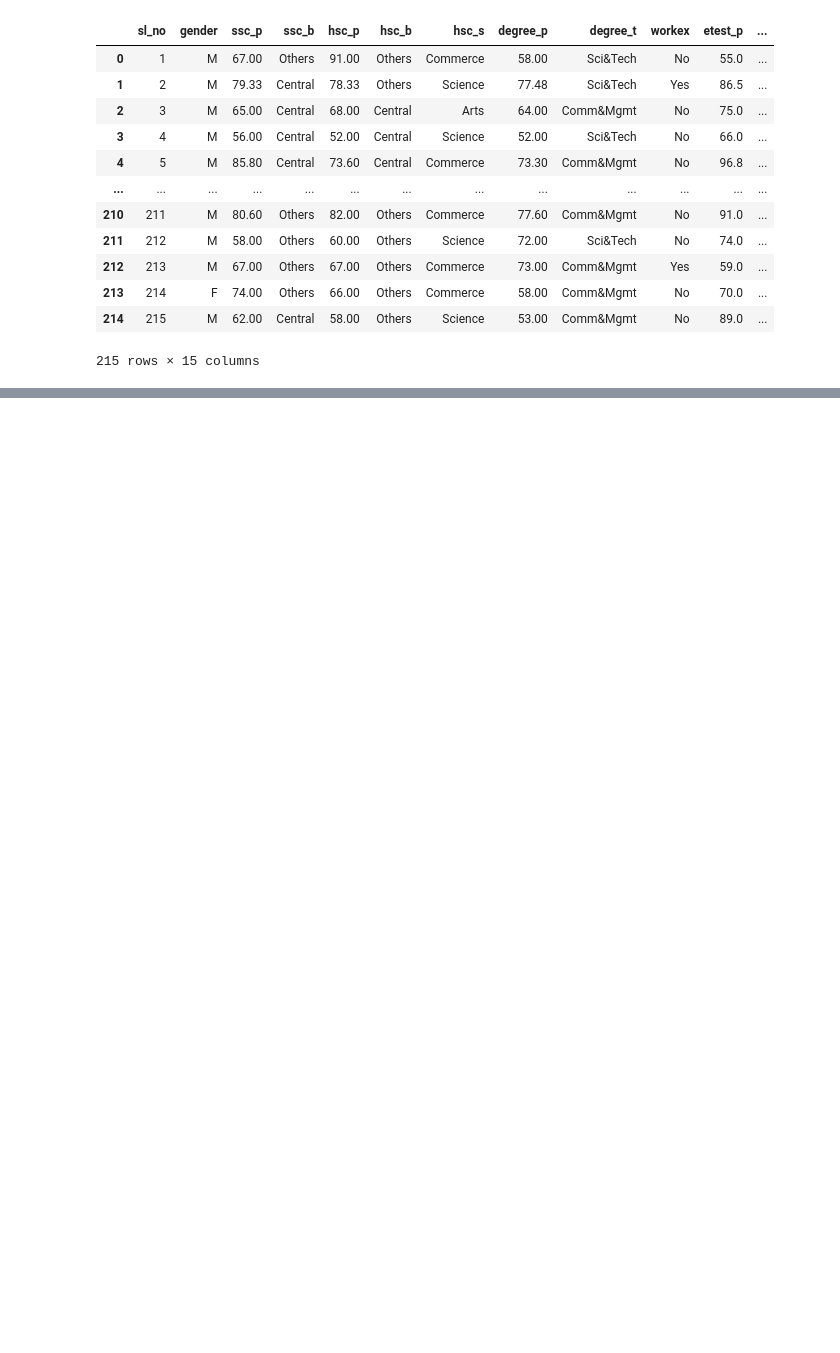
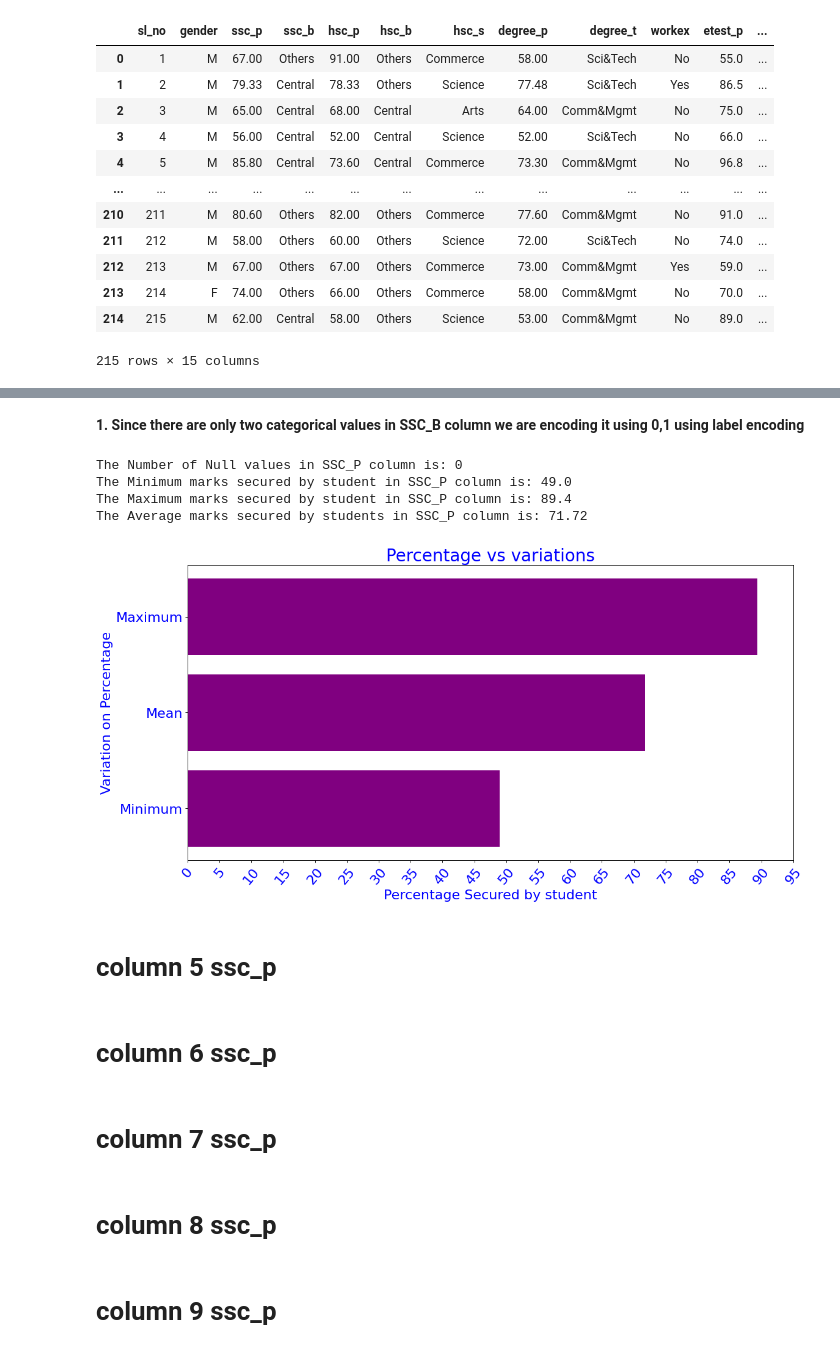
Before and after one commit to Manikandan-professional/Placements-Data-Analysis, a Jupyter notebook: Placements_Data_Analysis.ipynb, the cells around one changed output, grey strips where cells are left out. Cells and saved outputs as stored; diff of their text form; code cells hidden in the pictures; blank space fills up the shorter version.

```diff
--- a/Placements_Data_Analysis.ipynb
+++ b/Placements_Data_Analysis.ipynb
@@ -26,0 +115,34 @@ df=df.drop(columns=['sl_no','salary'],axis=1)
+# %% [markdown]
+**1. Since there are only two categorical values in SSC_B column we are encoding it using 0,1 using label encoding**
+# %%
+print('The Number of Null values in SSC_P column is:',df['ssc_p'].isnull().sum())
+print('The Minimum marks secured by student in SSC_P column is:',np.min(df['ssc_p']))
+print('The Maximum marks secured by student in SSC_P column is:',np.max(df['ssc_p']))
+print('The Average marks secured by students in SSC_P column is:',round(np.mean(df['ssc_p']),2))
+idx=['Minimum','Mean','Maximum']
+values=[np.min(df['ssc_p']),round(np.mean(df['ssc_p']),2),np.max(df['ssc_p'])]
+df[['ssc_p']].describe().T
+plt.figure(figsize=(16,8),dpi=80)
+plt.barh(idx,values,color='purple')
+plt.title('Percentage vs variations',fontsize=25,color='blue')
+plt.xlabel('Percentage Secured by student',fontsize=20,color='blue')
+plt.ylabel('Variation on Percentage',fontsize=20,color='blue')
+plt.xticks(np.arange(0,100,5),rotation=50,fontsize=20,color='blue')
+plt.yticks(fontsize=20,color='blue')
+plt.show()
+# %% [output]
+The Number of Null values in SSC_P column is: 0
+The Minimum marks secured by student in SSC_P column is: 49.0
+The Maximum marks secured by student in SSC_P column is: 89.4
+The Average marks secured by students in SSC_P column is: 71.72
+[figure, added]
+# %% [markdown]
+# column 5 ssc_p
+# %% [markdown]
+# column 6 ssc_p
+# %% [markdown]
+# column 7 ssc_p
+# %% [markdown]
+# column 8 ssc_p
+# %% [markdown]
+# column 9 ssc_p
```
Also changed, not shown: parts of 27 cells of this notebook.
